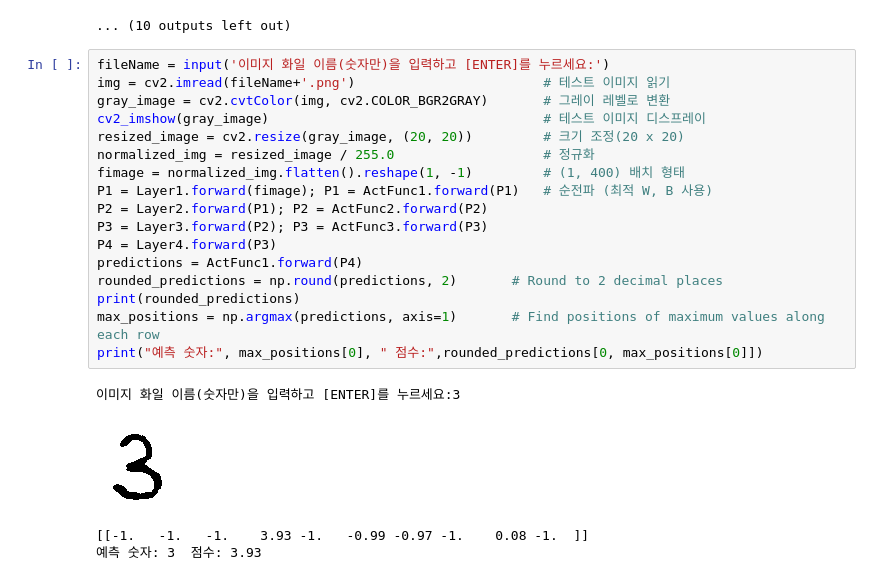
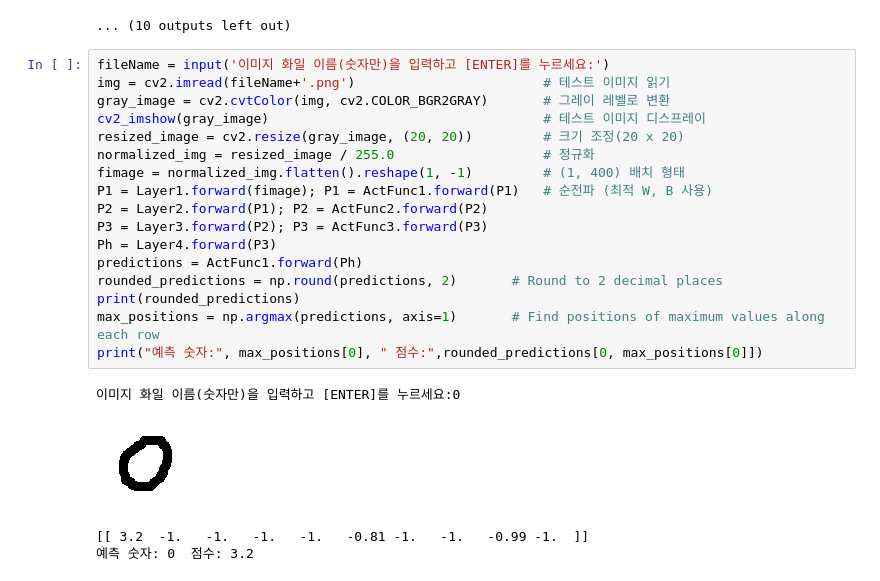
Before and after one commit to ArduinoPLUS/aicar, a Jupyter notebook: mnistPyN.ipynb, the cells around one changed output. Saved outputs shown, nothing was run; the diff lists cells and outputs as text.

```diff
--- a/mnistPyN.ipynb
+++ b/mnistPyN.ipynb
@@ -346,22 +346,22 @@ N_251124_18.png
 # %%
 fileName = input('이미지 화일 이름(숫자만)을 입력하고 [ENTER]를 누르세요:')
 img = cv2.imread(fileName+'.png')                        # 테스트 이미지 읽기
 gray_image = cv2.cvtColor(img, cv2.COLOR_BGR2GRAY)       # 그레이 레벨로 변환
 cv2_imshow(gray_image)                                   # 테스트 이미지 디스프레이
 resized_image = cv2.resize(gray_image, (20, 20))         # 크기 조정(20 x 20)
 normalized_img = resized_image / 255.0                   # 정규화
 fimage = normalized_img.flatten().reshape(1, -1)         # (1, 400) 배치 형태
 P1 = Layer1.forward(fimage); P1 = ActFunc1.forward(P1)   # 순전파 (최적 W, B 사용)
 P2 = Layer2.forward(P1); P2 = ActFunc2.forward(P2)
 P3 = Layer3.forward(P2); P3 = ActFunc3.forward(P3)
-P4 = Layer4.forward(P3)
-predictions = ActFunc1.forward(P4)
+Ph = Layer4.forward(P3)
+predictions = ActFunc1.forward(Ph)
 rounded_predictions = np.round(predictions, 2)       # Round to 2 decimal places
 print(rounded_predictions)
 max_positions = np.argmax(predictions, axis=1)       # Find positions of maximum values along each row
 print("예측 숫자:", max_positions[0], " 점수:",rounded_predictions[0, max_positions[0]])
 # %% [output]
-이미지 화일 이름(숫자만)을 입력하고 [ENTER]를 누르세요:3
+이미지 화일 이름(숫자만)을 입력하고 [ENTER]를 누르세요:0
-[figure, old version]
+[figure, new version]
-[[-1.   -1.   -1.    3.93 -1.   -0.99 -0.97 -1.    0.08 -1.  ]]
-예측 숫자: 3  점수: 3.93
+[[ 3.2  -1.   -1.   -1.   -1.   -0.81 -1.   -1.   -0.99 -1.  ]]
+예측 숫자: 0  점수: 3.2
```
